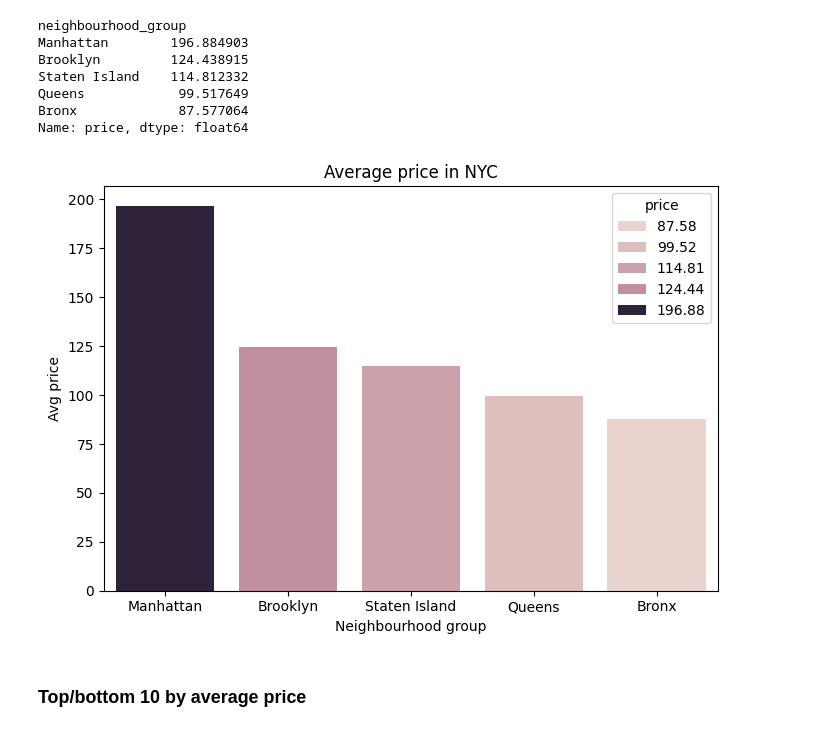
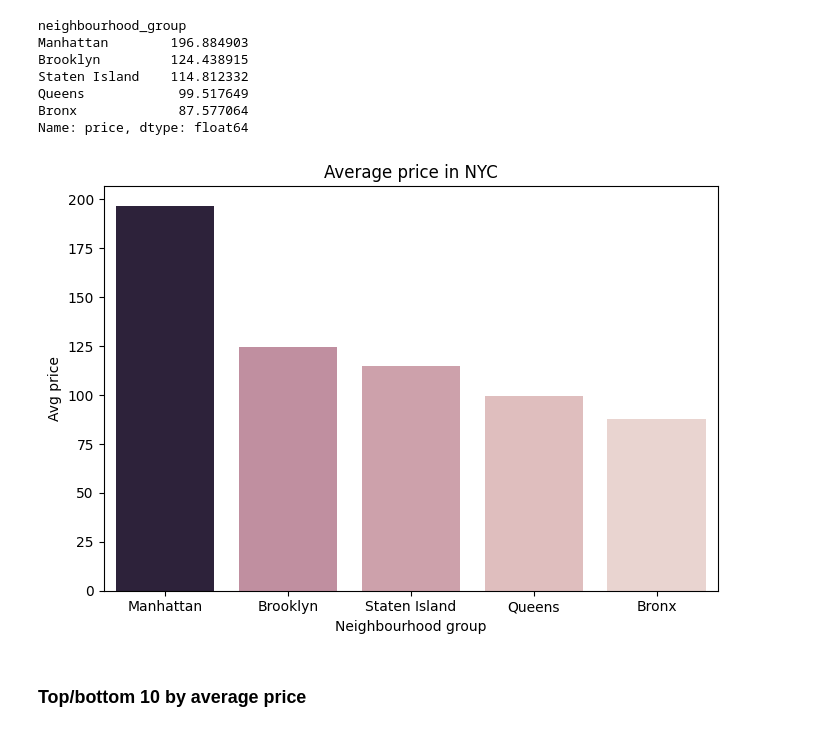
Before and after one commit to Handras18/New-York-City-Airbnb, a Jupyter notebook: 02_deep_eda.ipynb, the cells around one changed output. Cells and saved outputs as stored; diff of their text form; code cells hidden in the pictures.

```diff
--- a/02_deep_eda.ipynb
+++ b/02_deep_eda.ipynb
@@ -142,14 +140,14 @@ Bronx             87.577064
 Name: price, dtype: float64
 # %%
 plt.figure(figsize=(7,5))
-sns.barplot(x=avg_prices.index, y=avg_prices.values,hue=avg_prices.round(2))
+sns.barplot(x=avg_prices.index, y=avg_prices.values,hue=avg_prices.round(2),legend=False)
 plt.title('Average price in NYC')
 plt.xlabel('Neighbourhood group')
 plt.ylabel('Avg price')
 plt.tight_layout()
 plt.show()
 # %% [output]
-[figure, old version]
+[figure, new version]
 # %% [markdown]
 ### Top/bottom 10 by average price
 # %%
```
Also changed, not shown: parts of 7 cells of this notebook, 1 other file.
